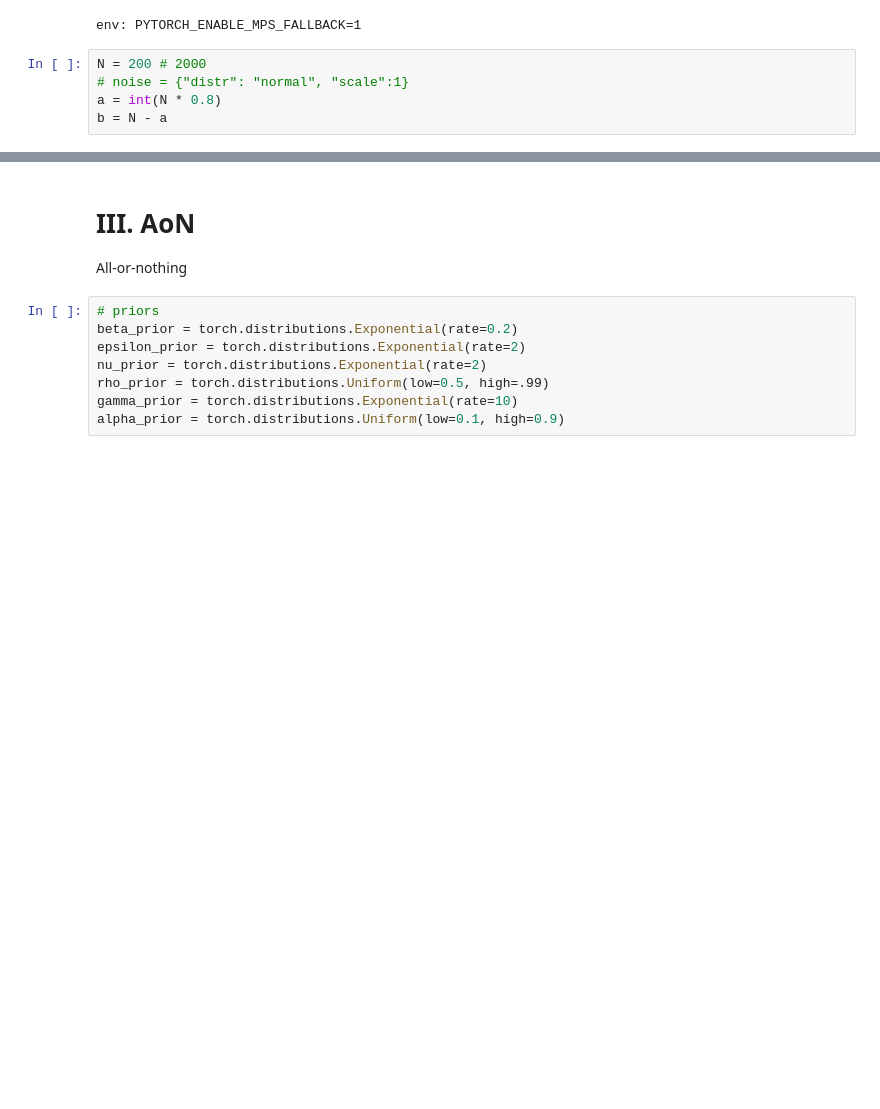
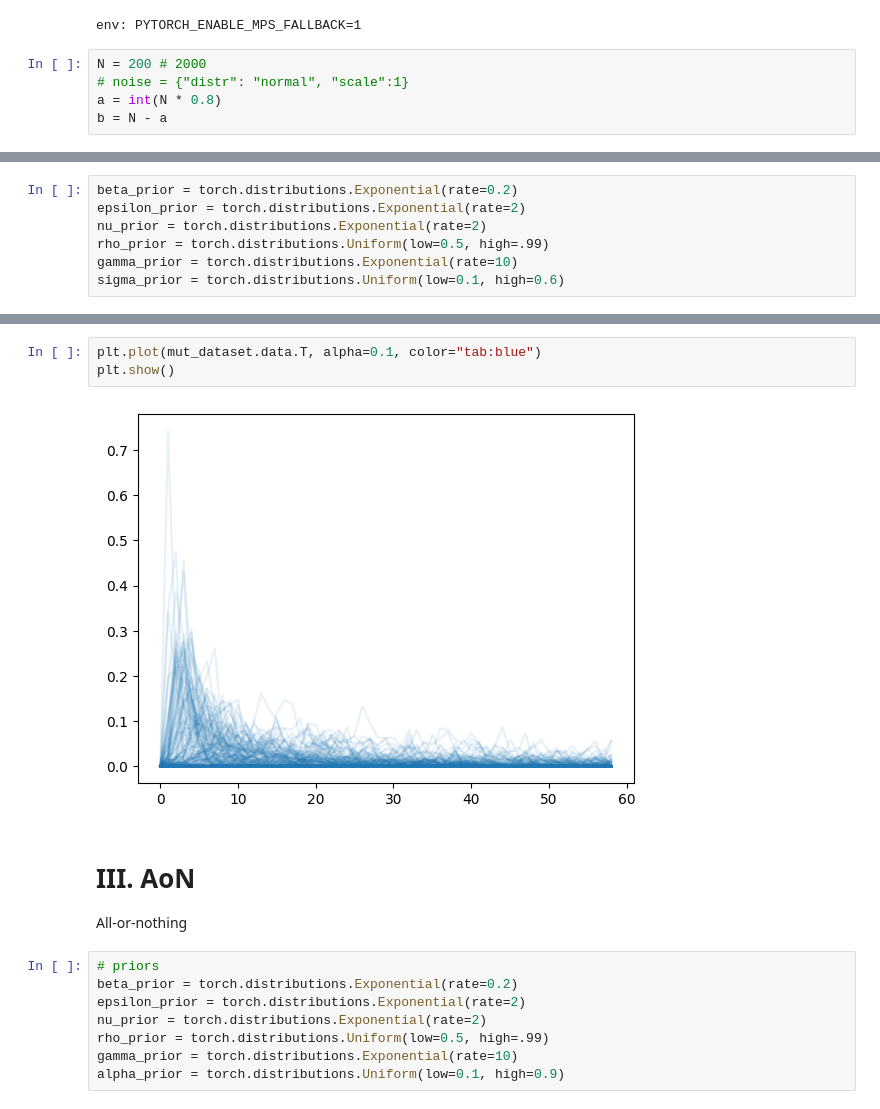
Before and after one commit to chathasphere/sim-select, a Jupyter notebook: notebooks/09_reinfection_models.ipynb, the cells around one changed output, grey strips where cells are left out. Saved outputs shown, nothing was run; the diff lists cells and outputs as text; blank space fills up the shorter version.

```diff
--- a/notebooks/09_reinfection_models.ipynb
+++ b/notebooks/09_reinfection_models.ipynb
@@ -26,0 +58,7 @@ b = N - a
+# %%
+beta_prior = torch.distributions.Exponential(rate=0.2)
+epsilon_prior = torch.distributions.Exponential(rate=2)
+nu_prior = torch.distributions.Exponential(rate=2)
+rho_prior = torch.distributions.Uniform(low=0.5, high=.99)
+gamma_prior = torch.distributions.Exponential(rate=10)
+sigma_prior = torch.distributions.Uniform(low=0.1, high=0.6)
@@ -27,3 +79,8 @@ b = N - a
+# %%
+plt.plot(mut_dataset.data.T, alpha=0.1, color="tab:blue")
+plt.show()
+# %% [output]
+[figure, added]
 # %% [markdown]
 # III. AoN
 All-or-nothing
```
Also changed, not shown: parts of 8 cells of this notebook, 3 other files.
